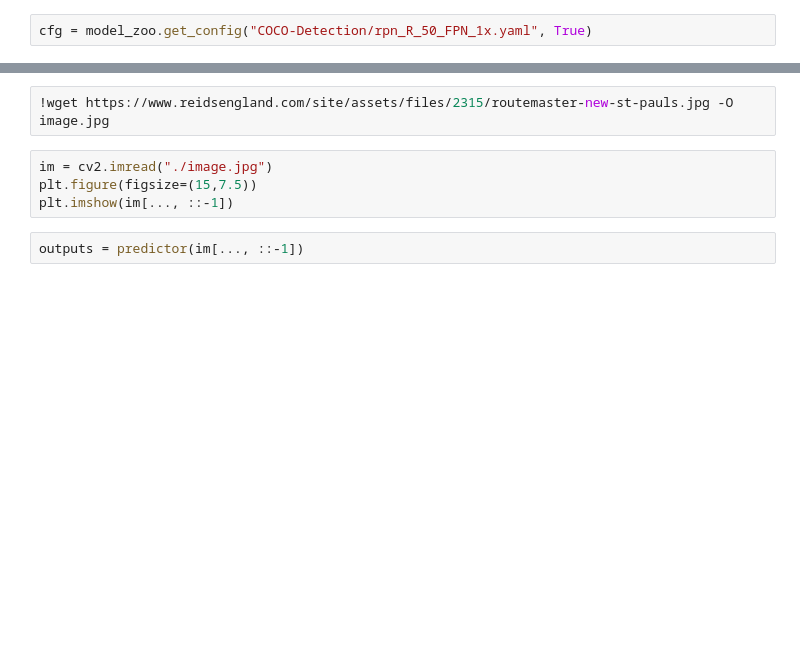
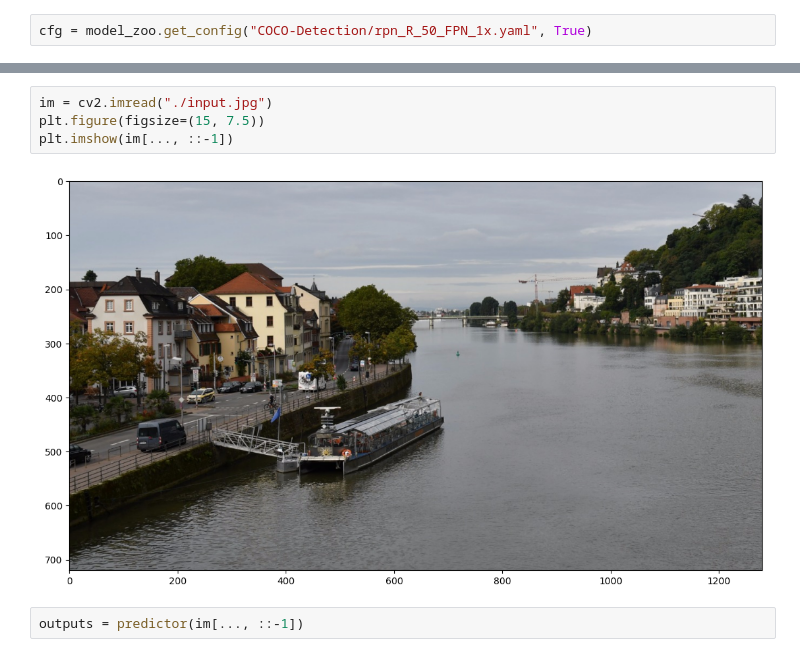
Before and after one commit to vnghia/5ma-hddl, a Jupyter notebook: objectness.ipynb, the cells around one changed output, grey strips where cells are left out. Drawn from its saved outputs; the diff is of its cells as text; blank space fills up the shorter version.

```diff
--- a/objectness.ipynb
+++ b/objectness.ipynb
@@ -46,9 +50,9 @@ predictor = DefaultPredictor(cfg)
-# %%
-!wget https://www.reidsengland.com/site/assets/files/2315/routemaster-new-st-pauls.jpg -O image.jpg
 # %%
-im = cv2.imread("./image.jpg")
-plt.figure(figsize=(15,7.5))
+im = cv2.imread("./input.jpg")
+plt.figure(figsize=(15, 7.5))
 plt.imshow(im[..., ::-1])
+# %% [output]
+[figure, added]
 # %%
 outputs = predictor(im[..., ::-1])
 # %%
```
Also changed, not shown: parts of 3 cells of this notebook, 1 other file.
